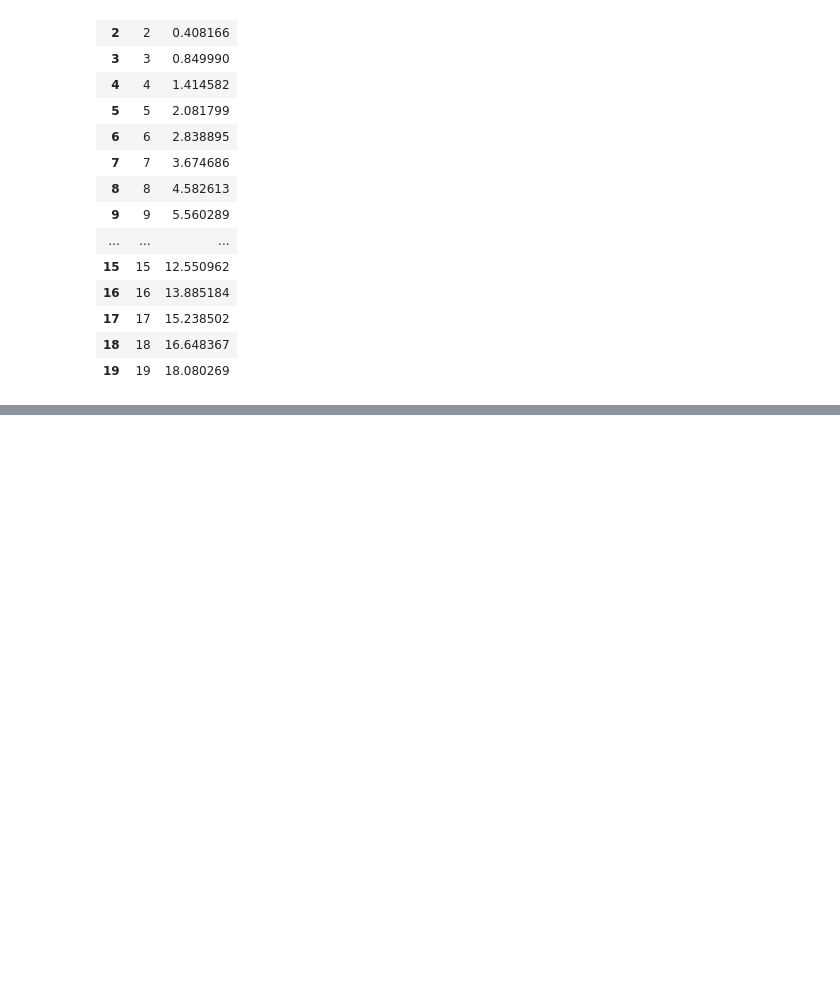
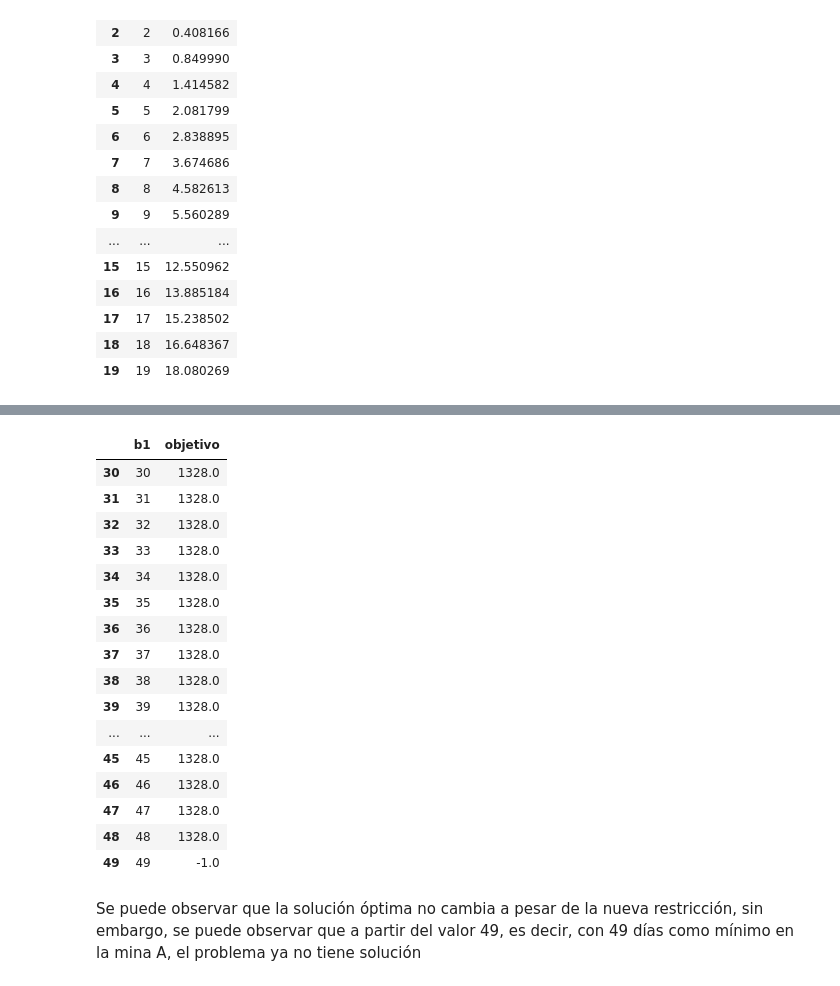
Before and after one commit to aladelca/optimizacion, a Jupyter notebook: tarea_dos.ipynb, the cells around one changed output, grey strips where cells are left out. Drawn from its saved outputs; the diff is of its cells as text; code cells hidden in the pictures; blank space fills up the shorter version.

```diff
--- a/tarea_dos.ipynb
+++ b/tarea_dos.ipynb
@@ -271,0 +386,22 @@ pares
+# %%
+pares.iloc[30:50,:]
+# %% [output]
+|  | b1 | objetivo |
+| 30 | 30 | 1328.0 |
+| 31 | 31 | 1328.0 |
+| 32 | 32 | 1328.0 |
+| 33 | 33 | 1328.0 |
+| 34 | 34 | 1328.0 |
+| 35 | 35 | 1328.0 |
+| 36 | 36 | 1328.0 |
+| 37 | 37 | 1328.0 |
+| 38 | 38 | 1328.0 |
+| 39 | 39 | 1328.0 |
+| ... | ... | ... |
+| 45 | 45 | 1328.0 |
+| 46 | 46 | 1328.0 |
+| 47 | 47 | 1328.0 |
+| 48 | 48 | 1328.0 |
+| 49 | 49 | -1.0 |
+# %% [markdown]
+Se puede observar que la solución óptima no cambia a pesar de la nueva restricción, sin embargo, se puede observar que a partir del valor 49, es decir, con 49 días como mínimo en la mina A, el problema ya no tiene solución
```
Also changed, not shown: parts of 9 cells of this notebook.
